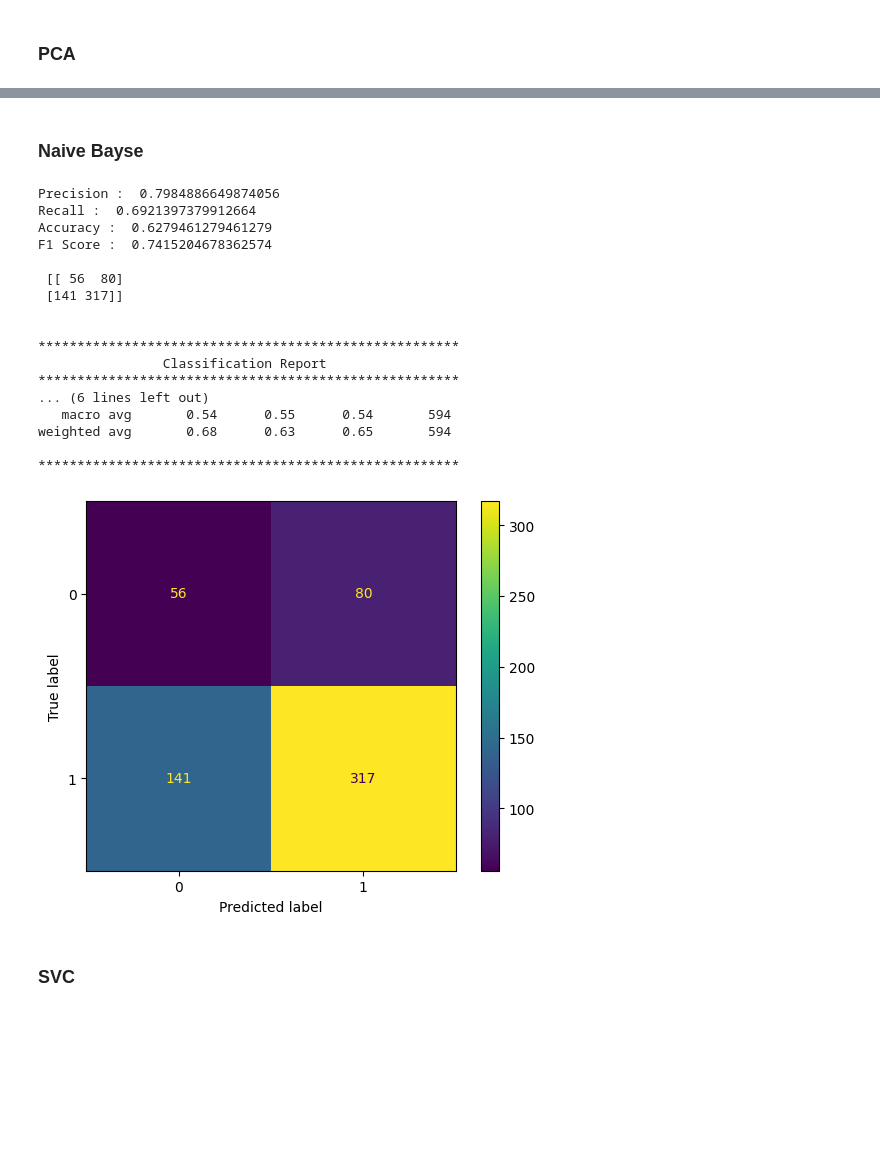
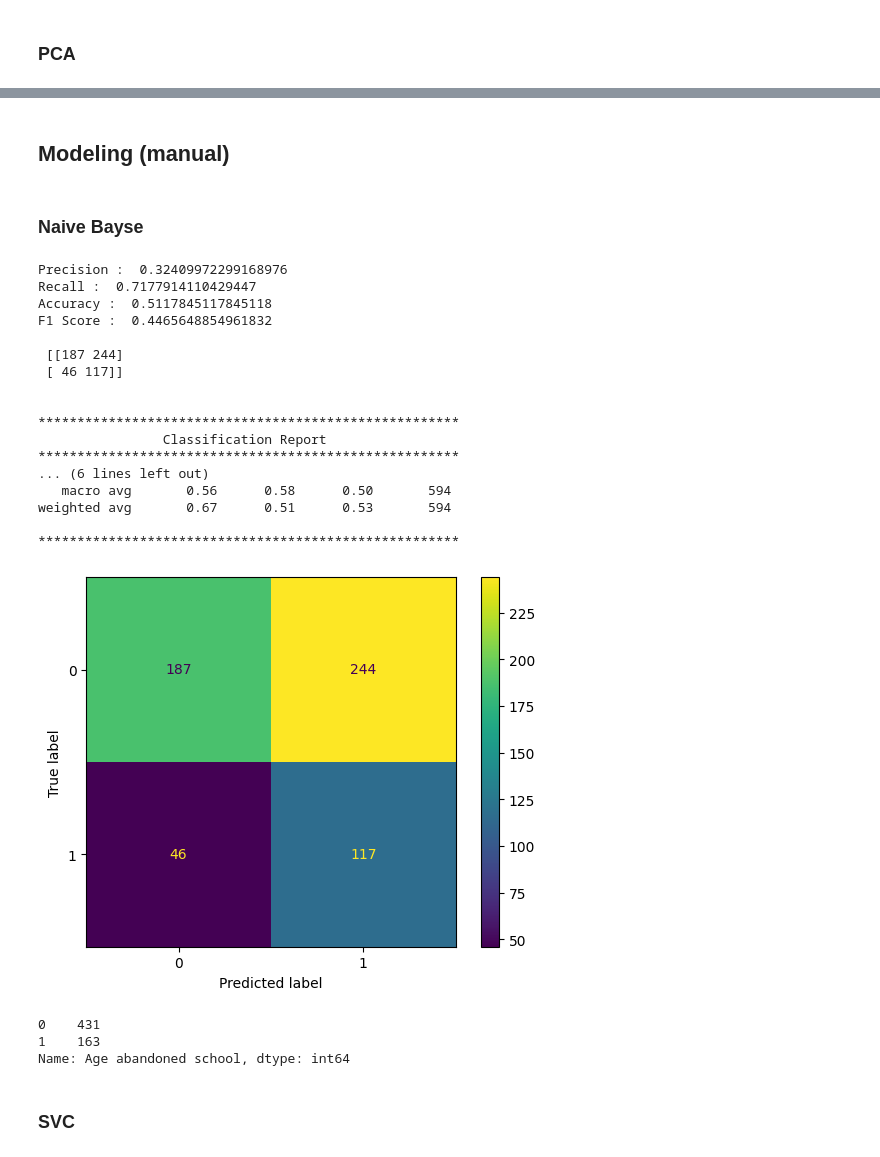
Before and after one commit to neylabelmaachi/schoolpred, a Jupyter notebook: notebooks/modeling_with_math_test.ipynb, the cells around one changed output, grey strips where cells are left out. Drawn from its saved outputs; the diff is of its cells as text; code cells hidden in the pictures; blank space fills up the shorter version.

```diff
--- a/notebooks/modeling_with_math_test.ipynb
+++ b/notebooks/modeling_with_math_test.ipynb
@@ -69,0 +73,2 @@ y = data["Age abandoned school"]
+# %%
+y = y.map(target)
@@ -80,5 +88,5 @@ Index(['hhid', 'mother_alive', 'father_alive', 'parents_age', 'marital_status',
 # %% [markdown]
 ### Remove features columns
 # %%
-X = X.drop(columns=["automobiles","region","province","electrical_net_co","no_water",
-                    "no_read_write","digit_recognition_res","number_recognition_res"])
+data = data.drop(columns=["automobiles","region","province","electrical_net_co","no_water",
+                    "no_read_write"])
@@ -107,7 +145,7 @@ X_test_num = X_test.select_dtypes(include=["float64","int64"])
 
 pipeline = Pipeline([
     ('imputer', SimpleImputer(strategy="mean")),
-    ('standard_scaler', StandardScaler())]).set_output(transform="pandas")
+    ('mm_scaler', MinMaxScaler())]).set_output(transform="pandas")
 
 pipeline.fit(X_train_num)
 X_train_transformed = pipeline.transform(X_train_num)
@@ -185,3 +268,5 @@ importance_df.sort_values(by="score decrease", ascending = False)
+# %% [markdown]
+## Modeling (manual)
 # %%
 def perform(y_true, y_pred):
     print("Precision : ", precision_score(y_true, y_pred))
@@ -199,28 +284,47 @@ def perform(y_true, y_pred):
     cm.plot()
 # %% [markdown]
 ### Naive Bayse
-# %%
-y_pred_nb = model_nb.predict(X_proj_test)
-perform(y_test, y_pred_nb)
-# %% [output]
-Precision :  0.7984886649874056
-Recall :  0.6921397379912664
-Accuracy :  0.6279461279461279
-F1 Score :  0.7415204678362574
-
- [[ 56  80]
- [141 317]]
-
-
-******************************************************
-                Classification Report
-******************************************************
-... (6 lines left out)
-   macro avg       0.54      0.55      0.54       594
-weighted avg       0.68      0.63      0.65       594
-
-******************************************************
-[figure, removed]
+# %%
+model_nb = GaussianNB(var_smoothing = 1e-09).fit(X_proj_train, y_train)
+
+# Performs Permutation
+permutation_score = permutation_importance(model_nb, X_proj_train, y_train, n_repeats=10)
+
+# Unstack results showing the decrease in performance after shuffling features
+importance_df = pd.DataFrame(np.vstack((X_proj_train.columns,
+                                        permutation_score.importances_mean)).T)
+importance_df.columns=['feature','score decrease']
+
+# Show the important features
+importance_df.sort_values(by="score decrease", ascending = False)
+
+y_pred_nb = model_nb.predict(X_proj_test)
+perform(y_test, y_pred_nb)
+# %% [output]
+Precision :  0.32409972299168976
+Recall :  0.7177914110429447
+Accuracy :  0.5117845117845118
+F1 Score :  0.4465648854961832
+
+ [[187 244]
+ [ 46 117]]
+
+
+******************************************************
+                Classification Report
+******************************************************
+... (6 lines left out)
+   macro avg       0.56      0.58      0.50       594
+weighted avg       0.67      0.51      0.53       594
+
+******************************************************
+[figure, added]
+# %%
+y_test.value_counts()
+# %% [output]
+0    431
+1    163
+Name: Age abandoned school, dtype: int64
 # %% [markdown]
 ### SVC
 # %%
```
Also changed, not shown: parts of 36 cells of this notebook.
